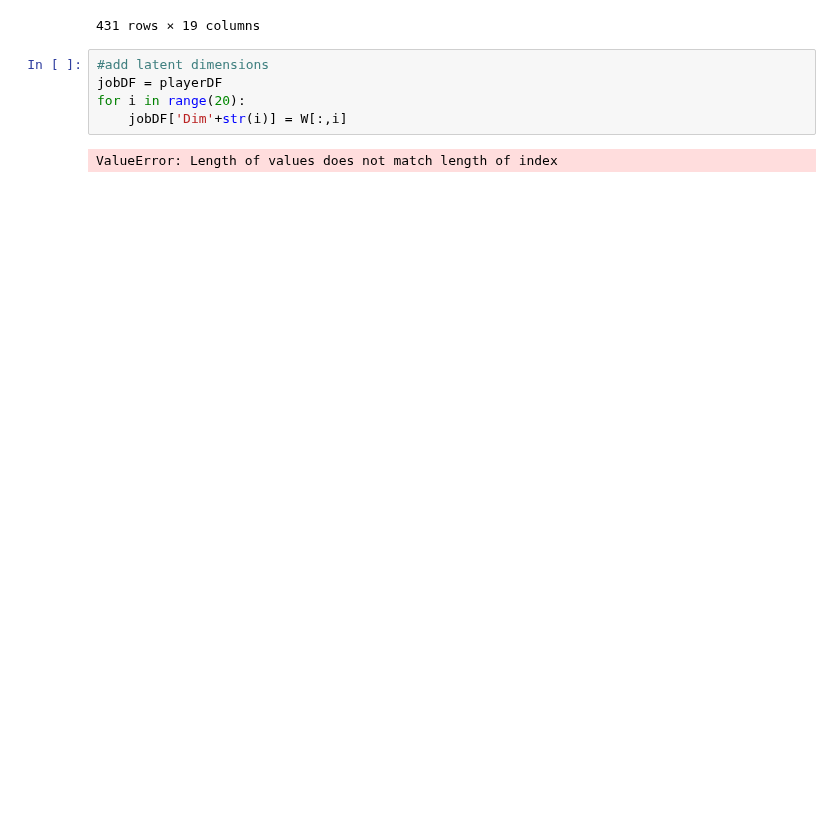
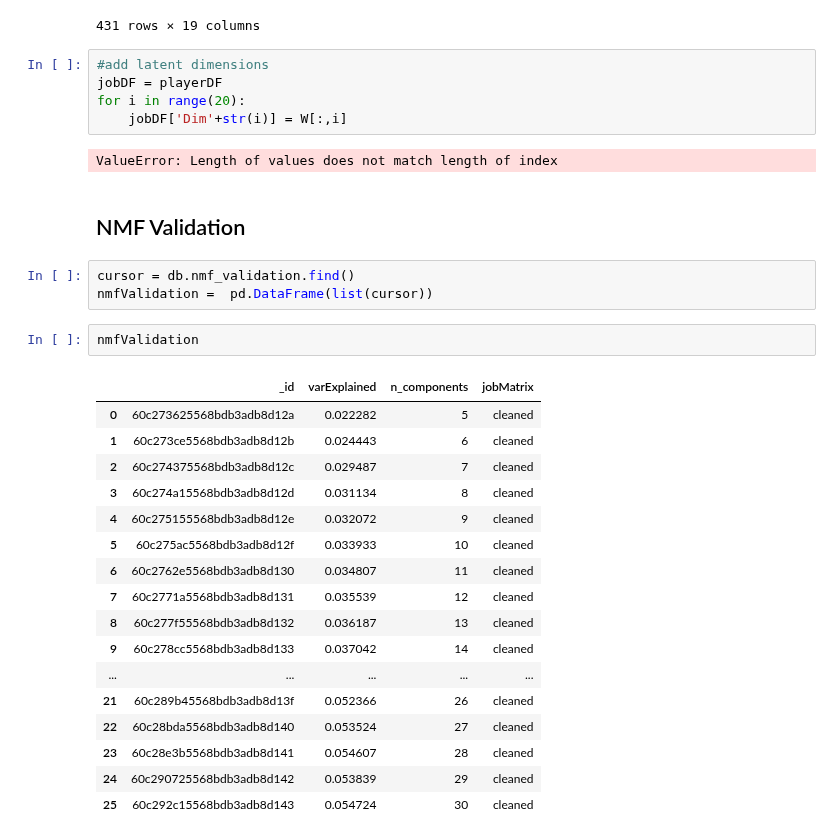
Before and after one commit to nataliavelez/OneHourOneLife, a Jupyter notebook: jobspace/nmf.ipynb, the cells around one changed output. Saved outputs shown, nothing was run; the diff lists cells and outputs as text; blank space fills up the shorter version.

```diff
--- a/jobspace/nmf.ipynb
+++ b/jobspace/nmf.ipynb
@@ -477,3 +477,28 @@ for i in range(20):
     jobDF['Dim'+str(i)] = W[:,i]
 # %% [output]
 ValueError: Length of values does not match length of index
+# %% [markdown]
+## NMF Validation
+# %%
+cursor = db.nmf_validation.find()
+nmfValidation =  pd.DataFrame(list(cursor))
+# %%
+nmfValidation
+# %% [output]
+|  | _id | varExplained | n_components | jobMatrix |
+| 0 | 60c273625568bdb3adb8d12a | 0.022282 | 5 | cleaned |
+| 1 | 60c273ce5568bdb3adb8d12b | 0.024443 | 6 | cleaned |
+| 2 | 60c274375568bdb3adb8d12c | 0.029487 | 7 | cleaned |
+| 3 | 60c274a15568bdb3adb8d12d | 0.031134 | 8 | cleaned |
+| 4 | 60c275155568bdb3adb8d12e | 0.032072 | 9 | cleaned |
+| 5 | 60c275ac5568bdb3adb8d12f | 0.033933 | 10 | cleaned |
+| 6 | 60c2762e5568bdb3adb8d130 | 0.034807 | 11 | cleaned |
+| 7 | 60c2771a5568bdb3adb8d131 | 0.035539 | 12 | cleaned |
+| 8 | 60c277f55568bdb3adb8d132 | 0.036187 | 13 | cleaned |
+| 9 | 60c278cc5568bdb3adb8d133 | 0.037042 | 14 | cleaned |
+| ... | ... | ... | ... | ... |
+| 21 | 60c289b45568bdb3adb8d13f | 0.052366 | 26 | cleaned |
+| 22 | 60c28bda5568bdb3adb8d140 | 0.053524 | 27 | cleaned |
+| 23 | 60c28e3b5568bdb3adb8d141 | 0.054607 | 28 | cleaned |
+| 24 | 60c290725568bdb3adb8d142 | 0.053839 | 29 | cleaned |
+| 25 | 60c292c15568bdb3adb8d143 | 0.054724 | 30 | cleaned |
```
Also changed, not shown: parts of 7 cells of this notebook, 1 other file.
